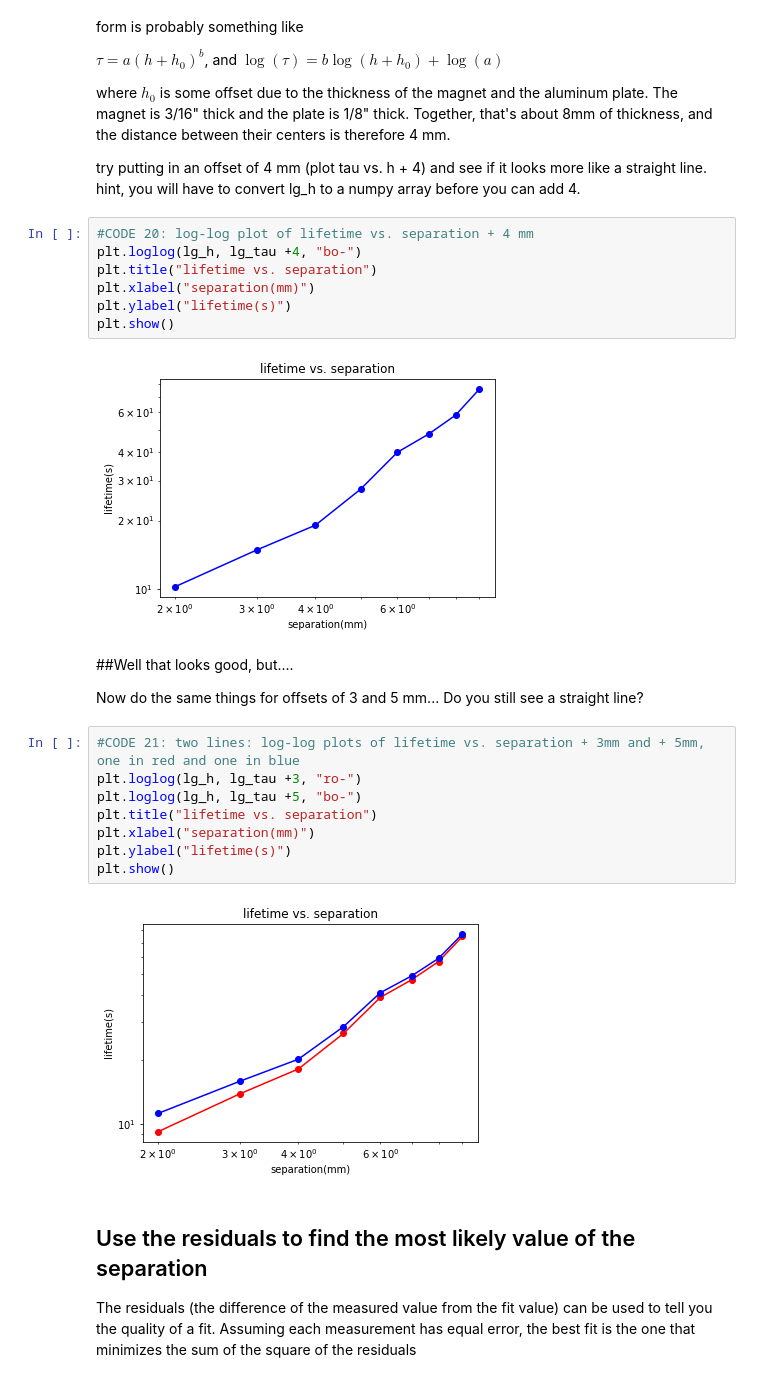
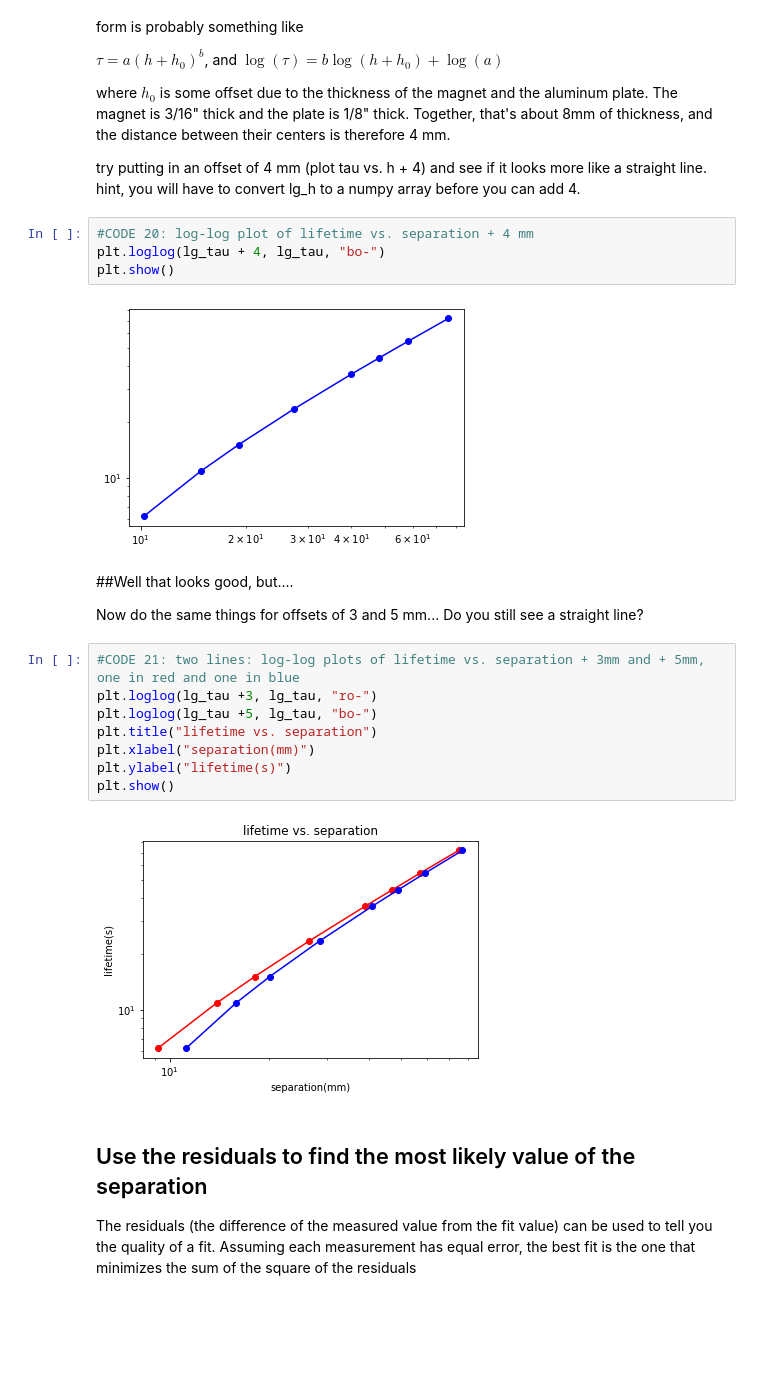
Before and after one commit to NYUExperimentalPhysics1-2021/labanalysis2-rdw2063, a Jupyter notebook: LabAnalysis2_Rachel_Wu.ipynb, the cells around one changed output. Saved outputs shown, nothing was run; the diff lists cells and outputs as text; blank space fills up the shorter version.

```diff
--- a/LabAnalysis2_Rachel_Wu.ipynb
+++ b/LabAnalysis2_Rachel_Wu.ipynb
@@ -413,27 +402,24 @@ where $h_0$ is some offset due to the thickness of the magnet and the aluminum p
 try putting in an offset of 4 mm (plot tau vs. h + 4) and see if it looks more like a straight line. hint, you will have to convert lg_h to a numpy array before you can add 4.
 # %%
 #CODE 20: log-log plot of lifetime vs. separation + 4 mm
-plt.loglog(lg_h, lg_tau +4, "bo-")
-plt.title("lifetime vs. separation")
-plt.xlabel("separation(mm)")
-plt.ylabel("lifetime(s)")
+plt.loglog(lg_tau + 4, lg_tau, "bo-")
 plt.show()
 # %% [output]
-[figure, old version]
+[figure, new version]
 # %% [markdown]
 ##Well that looks good, but....
 
 Now do the same things for offsets of 3 and 5 mm... Do you still see a straight line?
 # %%
 #CODE 21: two lines: log-log plots of lifetime vs. separation + 3mm and + 5mm, one in red and one in blue
-plt.loglog(lg_h, lg_tau +3, "ro-")
-plt.loglog(lg_h, lg_tau +5, "bo-")
+plt.loglog(lg_tau +3, lg_tau, "ro-")
+plt.loglog(lg_tau +5, lg_tau, "bo-")
 plt.title("lifetime vs. separation")
 plt.xlabel("separation(mm)")
 plt.ylabel("lifetime(s)")
 plt.show()
 # %% [output]
-[figure, old version]
+[figure, new version]
 # %% [markdown]
 ## Use the residuals to find the most likely value of the separation
 
```
Also changed, not shown: parts of 4 cells of this notebook.
